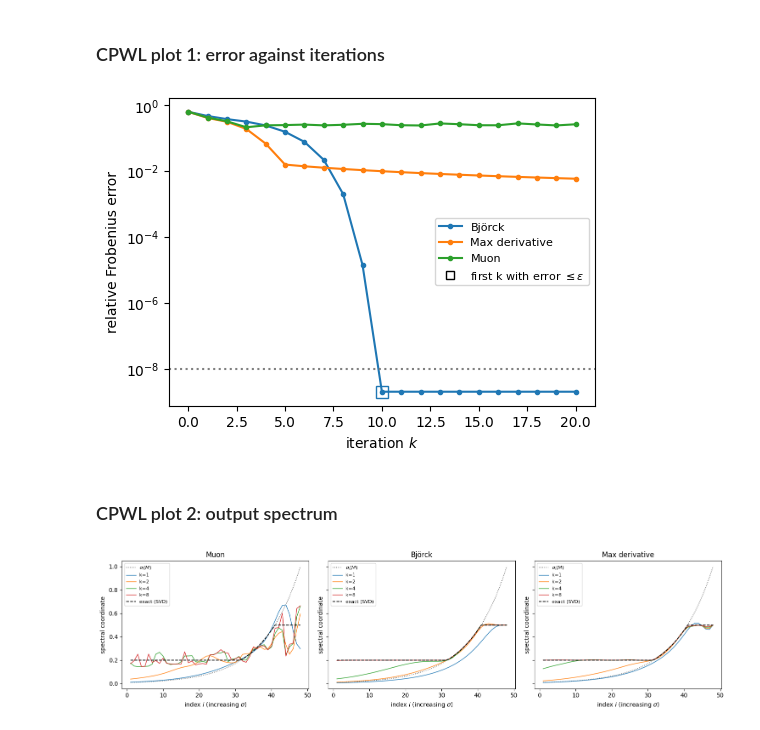
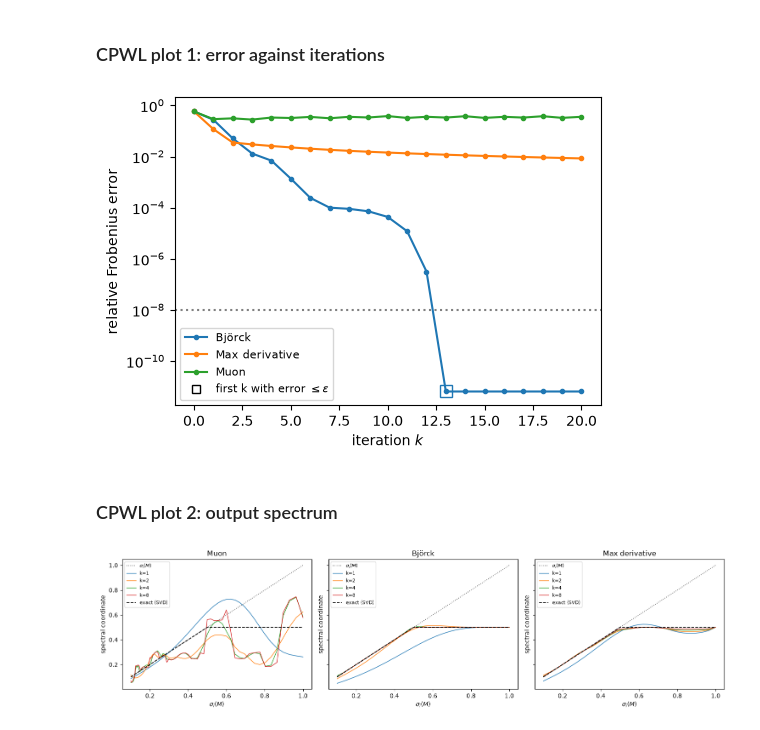
Before and after one commit to ElRiccio/code_stageM2, a Jupyter notebook: notebooks/exp9_polynomial_comparison.ipynb, the cells around one changed output. Cells and saved outputs as stored; diff of their text form; code cells hidden in the pictures.

```diff
--- a/notebooks/exp9_polynomial_comparison.ipynb
+++ b/notebooks/exp9_polynomial_comparison.ipynb
@@ -41,7 +40,12 @@ plots.plot_error_curves(
 # %%
 fig, axs = plt.subplots(1, len(res["coords"]), figsize=(5 * len(res["coords"]), 4), sharey=True)
 for ax, (name, coords) in zip(axs, res["coords"].items()):
-    plots.plot_spectrum(res["sigma"], res["target"], coords, ax=ax, xaxis="index")
+    plots.plot_spectrum(
+        res["sigma"], res["target"], coords, ax=ax,
+        ks=[5],            # step counts to draw (None = all, up to cfg.k_max)
+        xaxis="index",     # "sigma" (values) or "index" (rank order)
+        labels=None,       # legend text per k; None = "k=..."
+    )
     ax.set_title(name)
 fig.tight_layout()
 # %% [output]
@@ -54,12 +58,12 @@ Every internal sign call runs exactly `n_iters` steps of the quintic; the clip o
 The same three polynomials as the sign map inside the CPWL operator. Plot 1: relative Frobenius error of the operator against the exact one, per step count $k$. Plot 2: the operator's output spectrum at a few values of $k$ against the input singular values and the exact profile.
 # %%
 cpwl_cfg = CPWLOperatorConfig(
-    m=64, n=48, rank=48, cond=1e2, sigma_max=1.0,
-    profile="clip", alpha=0.2, beta=0.5,
+    m=64, n=64, rank=64, cond=1e1, sigma_max=1.0,
+    profile="clip", alpha=0, beta=0.5,
     eps=1e-8,   # error run stops once the operator error reaches this; None = 10 machine eps
-    dtype=torch.float64, device="cpu", seed=0,
+    dtype=torch.float64, device="cuda", seed=0,
 )
-res_cpwl = run_cpwl_comparison(cpwl_cfg, polynomials=None, k_max=20, k_show=[1, 2, 4, 8])
+res_cpwl = run_cpwl_comparison(cpwl_cfg, polynomials=None, k_max=20)
 # %% [markdown]
 ### CPWL plot 1: error against iterations
 # %%
@@ -71,14 +75,19 @@ plots.plot_error_curves(
     k_plot=None,           # last step shown (None = all)
 );
 # %% [output]
-[figure, old version]
+[figure, new version]
 # %% [markdown]
 ### CPWL plot 2: output spectrum
 # %%
 fig, axs = plt.subplots(1, len(res_cpwl["coords"]), figsize=(5 * len(res_cpwl["coords"]), 4), sharey=True)
 for ax, (name, coords) in zip(axs, res_cpwl["coords"].items()):
-    plots.plot_spectrum(res_cpwl["sigma"], res_cpwl["target"], coords, ax=ax, xaxis="index")
+    plots.plot_spectrum(
+        res_cpwl["sigma"], res_cpwl["target"], coords, ax=ax,
+        ks=[1, 2, 4, 8],   # step counts to draw (None = all, up to k_max)
+        xaxis="sigma",     # "sigma" (values) or "index" (rank order)
+        labels=None,       # legend text per k; None = "k=..."
+    )
     ax.set_title(name)
 fig.tight_layout()
 # %% [output]
-[figure, old version]
+[figure, new version]
```
Also changed, not shown: parts of 3 cells of this notebook, 12 other files.
